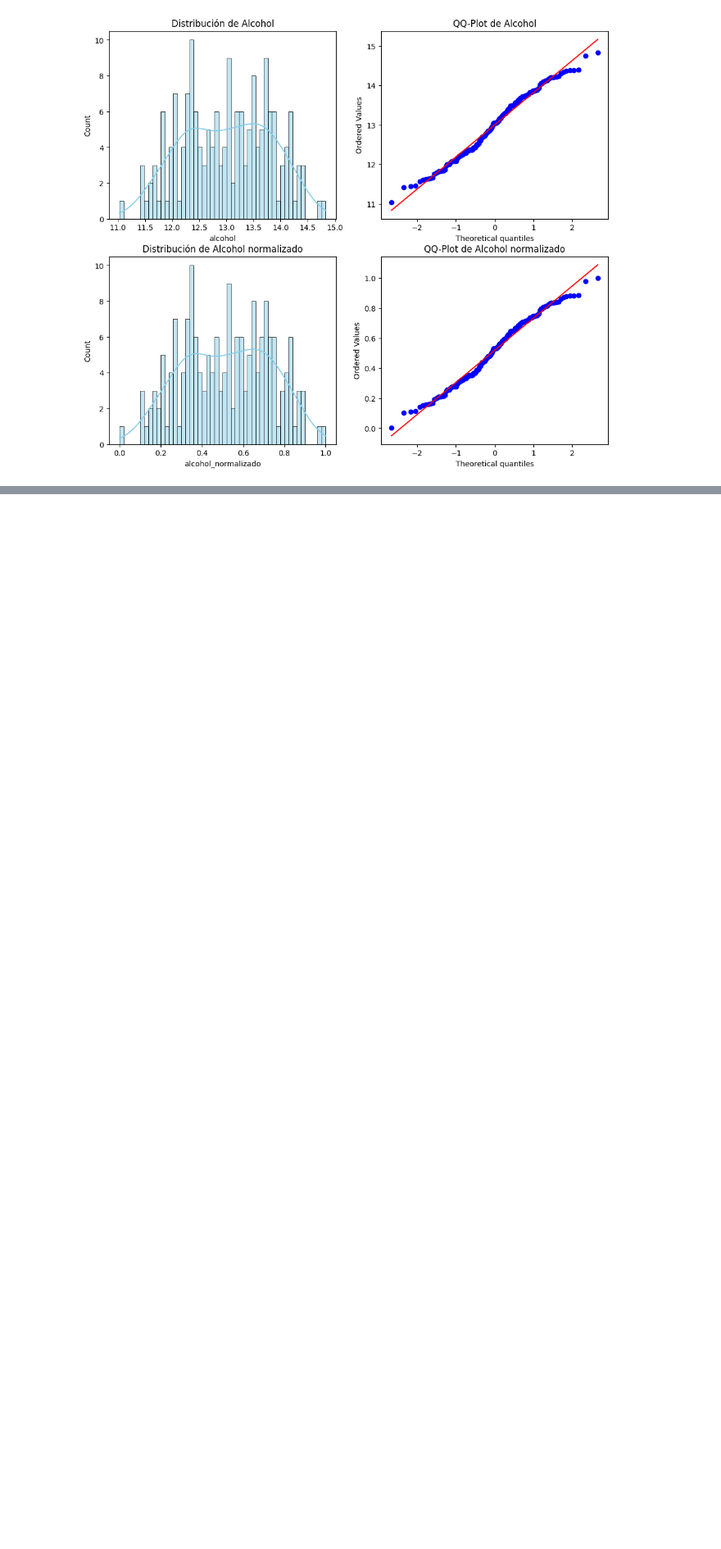
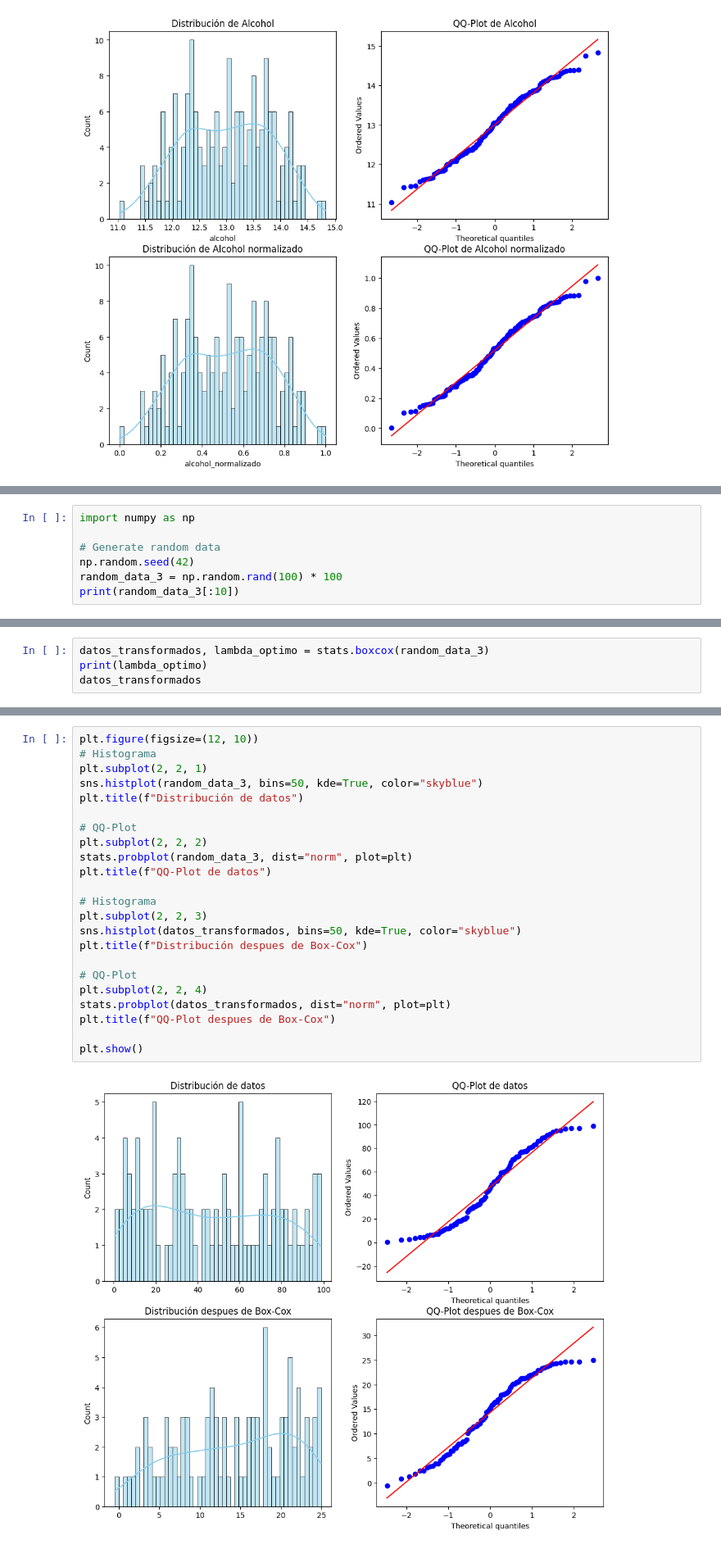
Before and after one commit to AleR26/ColabFiles, a Jupyter notebook: Tarea_20_Ejercicios_de_Normalizacion.ipynb, the cells around one changed output, grey strips where cells are left out. Shown at 82% size. Saved outputs shown, nothing was run; the diff lists cells and outputs as text; blank space fills up the shorter version.

```diff
--- a/Tarea_20_Ejercicios_de_Normalizacion.ipynb
+++ b/Tarea_20_Ejercicios_de_Normalizacion.ipynb
@@ -151,0 +330,7 @@ Preguntas:
+# %%
+import numpy as np
+
+# Generate random data
+np.random.seed(42)
+random_data_3 = np.random.rand(100) * 100
+print(random_data_3[:10])
@@ -151,0 +340,4 @@ Preguntas:
+# %%
+datos_transformados, lambda_optimo = stats.boxcox(random_data_3)
+print(lambda_optimo)
+datos_transformados
@@ -151,0 +375,25 @@ Preguntas:
+# %%
+plt.figure(figsize=(12, 10))
+# Histograma
+plt.subplot(2, 2, 1)
+sns.histplot(random_data_3, bins=50, kde=True, color="skyblue")
+plt.title(f"Distribución de datos")
+
+# QQ-Plot
+plt.subplot(2, 2, 2)
+stats.probplot(random_data_3, dist="norm", plot=plt)
+plt.title(f"QQ-Plot de datos")
+
+# Histograma
+plt.subplot(2, 2, 3)
+sns.histplot(datos_transformados, bins=50, kde=True, color="skyblue")
+plt.title(f"Distribución despues de Box-Cox")
+
+# QQ-Plot
+plt.subplot(2, 2, 4)
+stats.probplot(datos_transformados, dist="norm", plot=plt)
+plt.title(f"QQ-Plot despues de Box-Cox")
+
+plt.show()
+# %% [output]
+[figure, added]
```
Also changed, not shown: parts of 19 cells of this notebook.
